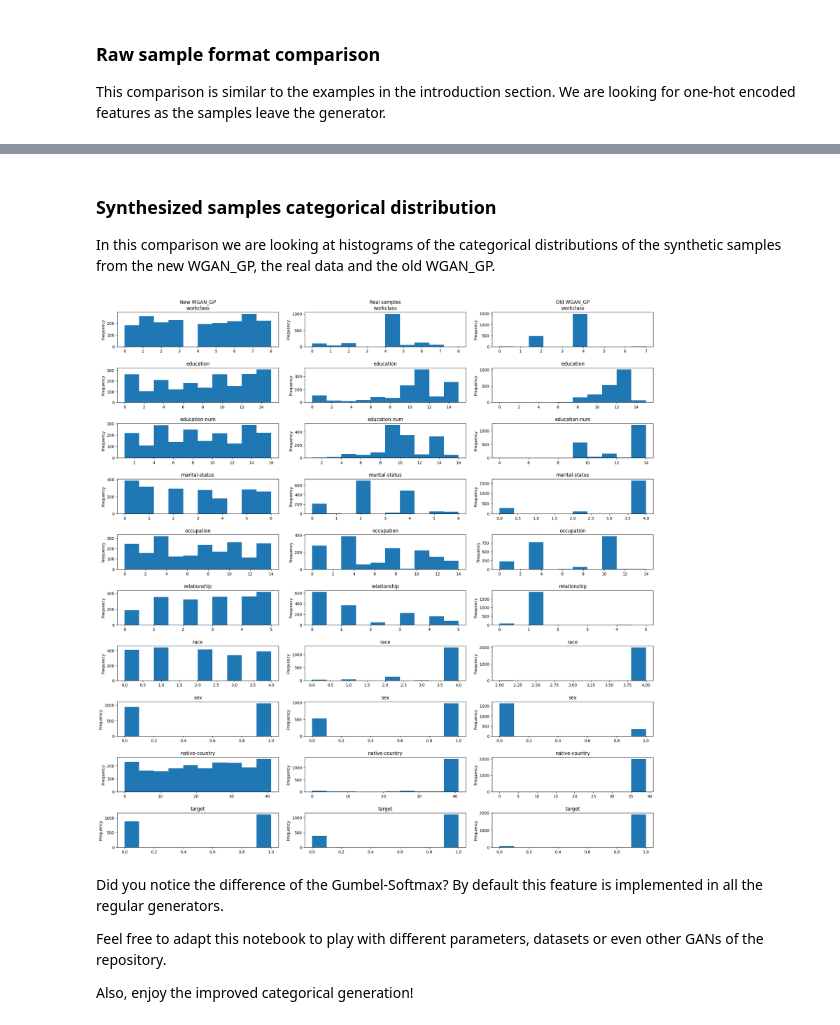
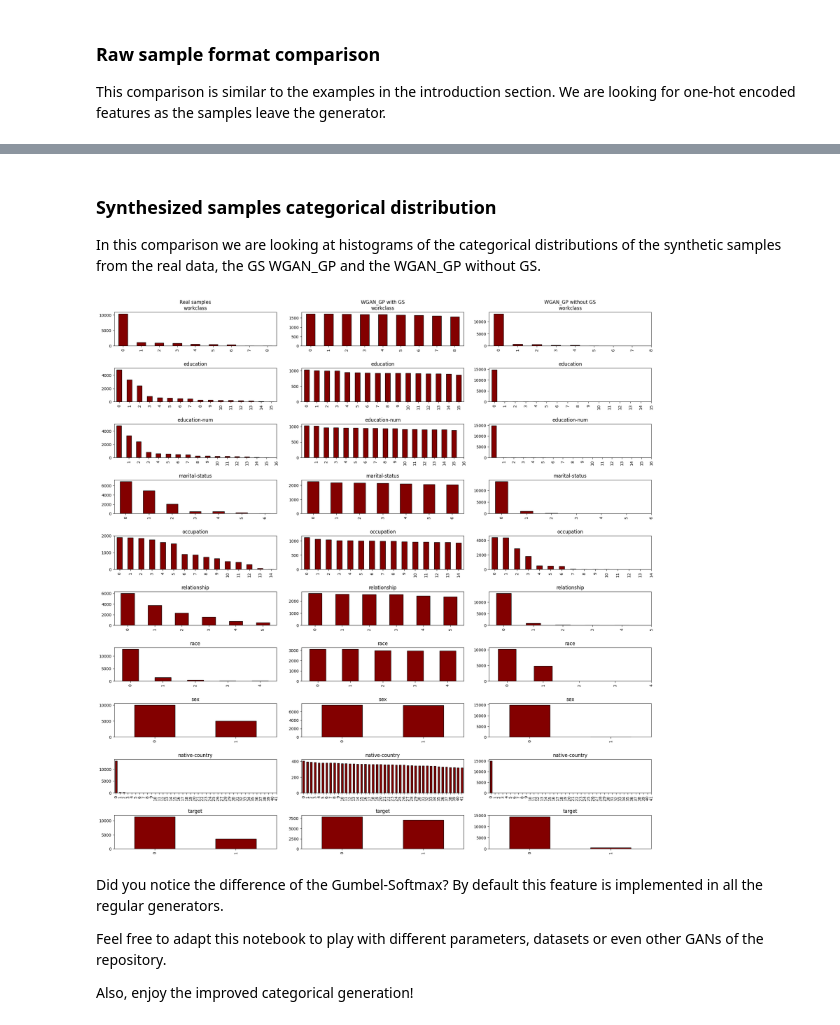
Before and after one commit to ydataai/ydata-synthetic, a Jupyter notebook: examples/regular/gumbel_softmax_example.ipynb, the cells around one changed output, grey strips where cells are left out. Drawn from its saved outputs; the diff is of its cells as text; code cells hidden in the pictures.

```diff
--- a/examples/regular/gumbel_softmax_example.ipynb
+++ b/examples/regular/gumbel_softmax_example.ipynb
@@ -80,13 +80,13 @@ cat_cols = ['workclass','education', 'education-num', 'marital-status', 'occupat
 # WGAN_GP training
 # Defining the training parameters of WGAN_GP
 
-noise_dim = 128
+noise_dim = 32
 dim = 128
 batch_size = 500
 
 log_step = 100
-epochs = 300
-learning_rate = 1e-5
+epochs = 150
+learning_rate = [5e-4, 3e-3]
 beta_1 = 0.5
 beta_2 = 0.9
 
@@ -100,10 +100,10 @@ train_args = TrainParameters(epochs=epochs,
                              sample_interval=log_step)
 
 n_discriminator = 3
-sample_size = 1500
+sample_size = 15000
 # %%
-# Mimicking the previous WGAN_GP implementation
-class OldWGAN_GP(WGAN_GP):
+# Mimicking the WGAN_GP implementation without GS
+class NoGS_WGAN_GP(WGAN_GP):
     """The simple override of the define_gan below blocks the generator from plugging in the GS activation layer.
     This makes it equivalent to the previous implementation.
     The source code will help you understanding how it works"""
@@ -116,11 +116,11 @@ from tensorflow.dtypes import float32
 # Random noise for sampling both generators
 noise = uniform([sample_size, noise_dim], dtype=float32)
 
-print('Previous WGAN_GP version train')
-old_wgan = OldWGAN_GP(gan_args, n_discriminator)
-old_wgan.train(data, train_args, num_cols, cat_cols)
+print('WGAN_GP without GS version train')
+no_gs_wgan = NoGS_WGAN_GP(gan_args, n_discriminator)
+no_gs_wgan.train(data, train_args, num_cols, cat_cols)
 
-print('New WGAN_GP version train')
-new_wgan = WGAN_GP(gan_args, n_discriminator)
-new_wgan.train(data, train_args, num_cols, cat_cols)
+print('WGAN_GP with GS version train')
+gs_wgan = WGAN_GP(gan_args, n_discriminator)
+gs_wgan.train(data, train_args, num_cols, cat_cols)
 # %% [output]
@@ -179,22 +179,27 @@ new_cat_raw.head()
 # %% [markdown]
 ### Synthesized samples categorical distribution
-In this comparison we are looking at histograms of the categorical distributions of the synthetic samples from the new WGAN_GP, the real data and the old WGAN_GP.
+In this comparison we are looking at histograms of the categorical distributions of the synthetic samples from the real data, the GS WGAN_GP and the WGAN_GP without GS.
 # %%
 # Sample the real dataset and the generators
 real_samples = data.sample(n=sample_size)
-old_samples = old_wgan.sample(sample_size)
-new_samples = new_wgan.sample(sample_size)
+no_gs_samples = no_gs_wgan.sample(sample_size)[:sample_size]
+gs_samples = gs_wgan.sample(sample_size)[:sample_size]
 # %%
 import matplotlib.pyplot as plt
+from ydata_synthetic.utils.misc.colormaps import ydata_colormap
+
+ydata_colors = ydata_colormap(1)
 
 fig, axes = plt.subplots(nrows=len(cat_cols), ncols=3, figsize= (20,20))
 for i, feat in enumerate(cat_cols):
-    for j, (name, samples) in enumerate({'New WGAN_GP': new_samples, 'Real samples': real_samples, 'Old WGAN_GP': old_samples}.items()):
-        samples[feat].plot(kind='hist', ax=axes[i, j], title=(name +'\n' if i==0 else '') + feat)
+    xticks=sorted(list(data[feat].unique()))
+    for j, (name, samples) in enumerate({'Real samples': real_samples, 'WGAN_GP with GS': gs_samples, 'WGAN_GP without GS': no_gs_samples}.items()):
+        samples[feat].value_counts().plot(kind='bar', ax=axes[i, j], title=(name +'\n' if i==0 else '') + feat, colormap=ydata_colors, edgecolor='black',
+        xticks=xticks)
 fig.tight_layout(pad=2.0)
 plt.show()
 # %% [output]
-[figure, old version]
+[figure, new version]
 # %% [markdown]
 Did you notice the difference of the Gumbel-Softmax?
 By default this feature is implemented in all the regular generators.
```
Also changed, not shown: parts of 6 cells of this notebook, 2 other files.
